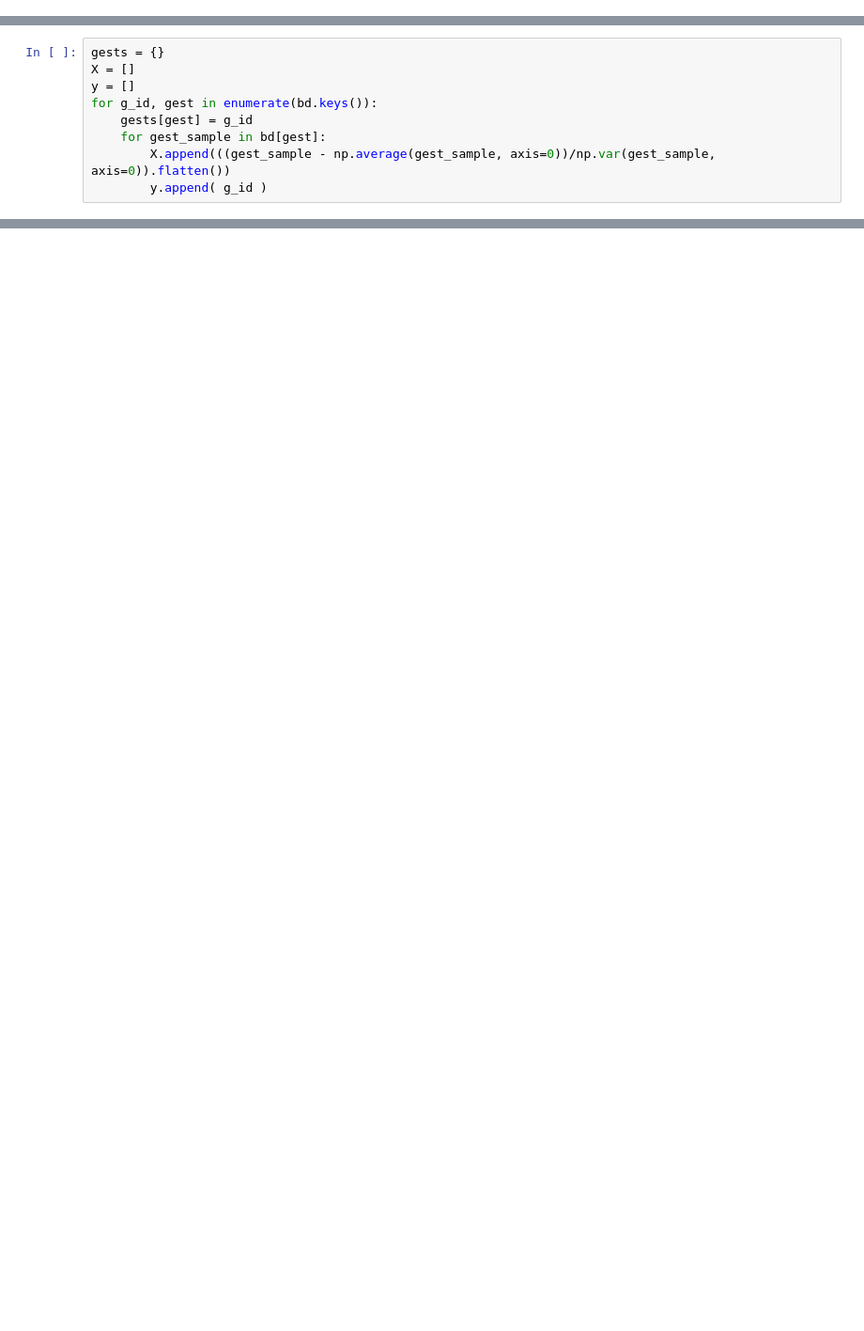
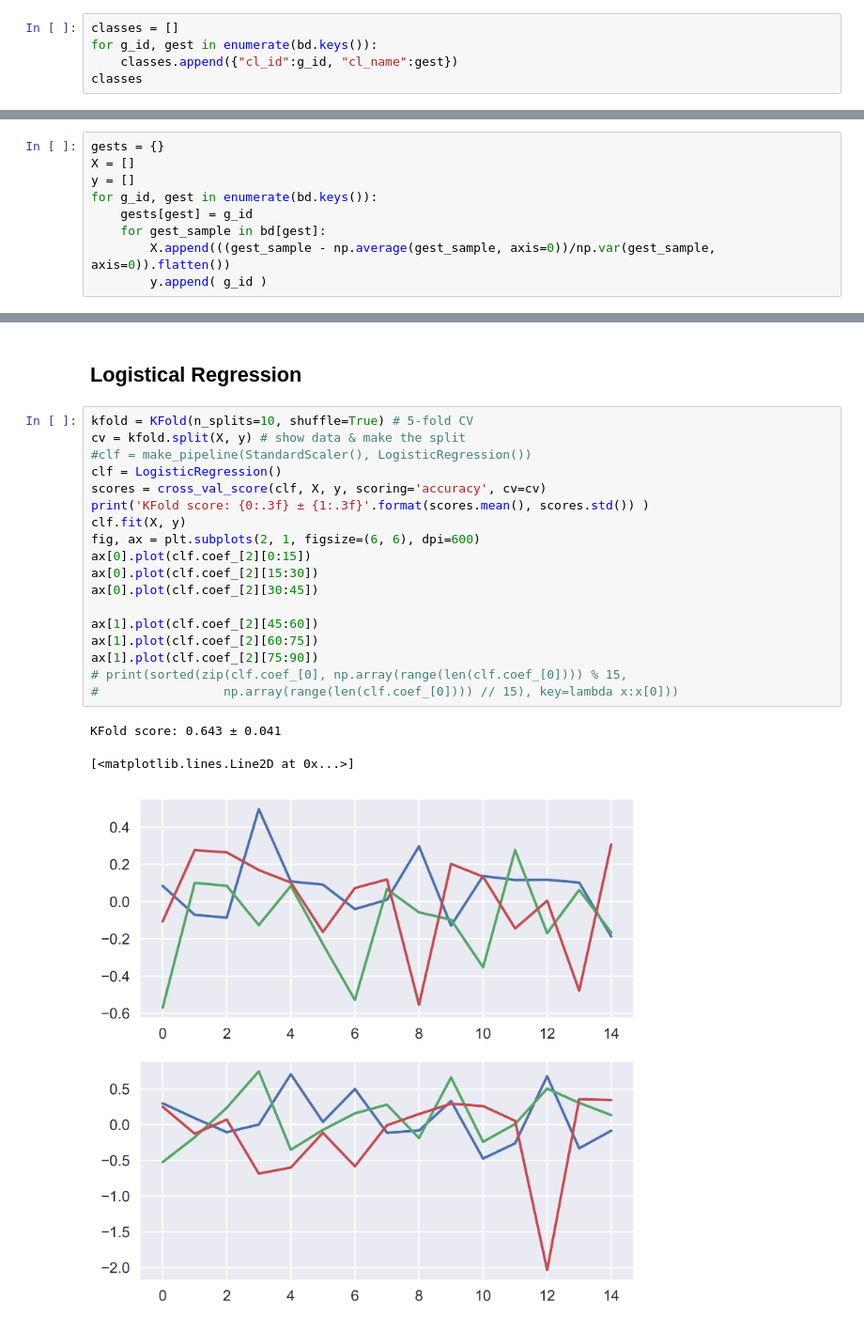
Before and after one commit to safoex/MagicWand, a Jupyter notebook: Gesture classification.ipynb, the cells around one changed output, grey strips where cells are left out. Shown at 94% size. Saved outputs shown, nothing was run; the diff lists cells and outputs as text; blank space fills up the shorter version.

```diff
--- a/Gesture classification.ipynb
+++ b/Gesture classification.ipynb
@@ -20,0 +17,5 @@ from sklearn.preprocessing import StandardScaler
+# %%
+classes = []
+for g_id, gest in enumerate(bd.keys()):
+    classes.append({"cl_id":g_id, "cl_name":gest})
+classes
@@ -33,0 +53,24 @@ len(X)
+# %% [markdown]
+## Logistical Regression
+# %%
+kfold = KFold(n_splits=10, shuffle=True) # 5-fold CV
+cv = kfold.split(X, y) # show data & make the split
+#clf = make_pipeline(StandardScaler(), LogisticRegression())
+clf = LogisticRegression()
+scores = cross_val_score(clf, X, y, scoring='accuracy', cv=cv)
+print('KFold score: {0:.3f} ± {1:.3f}'.format(scores.mean(), scores.std()) )
+clf.fit(X, y)
+fig, ax = plt.subplots(2, 1, figsize=(6, 6), dpi=600)
+ax[0].plot(clf.coef_[2][0:15])
+ax[0].plot(clf.coef_[2][15:30])
+ax[0].plot(clf.coef_[2][30:45])
+
+ax[1].plot(clf.coef_[2][45:60])
+ax[1].plot(clf.coef_[2][60:75])
+ax[1].plot(clf.coef_[2][75:90])
+# print(sorted(zip(clf.coef_[0], np.array(range(len(clf.coef_[0]))) % 15,
+#                 np.array(range(len(clf.coef_[0]))) // 15), key=lambda x:x[0]))
+# %% [output]
+KFold score: 0.643 ± 0.041
+[<matplotlib.lines.Line2D at 0x...>]
+[figure, added]
```
Also changed, not shown: parts of 53 cells of this notebook, 2 other files.
